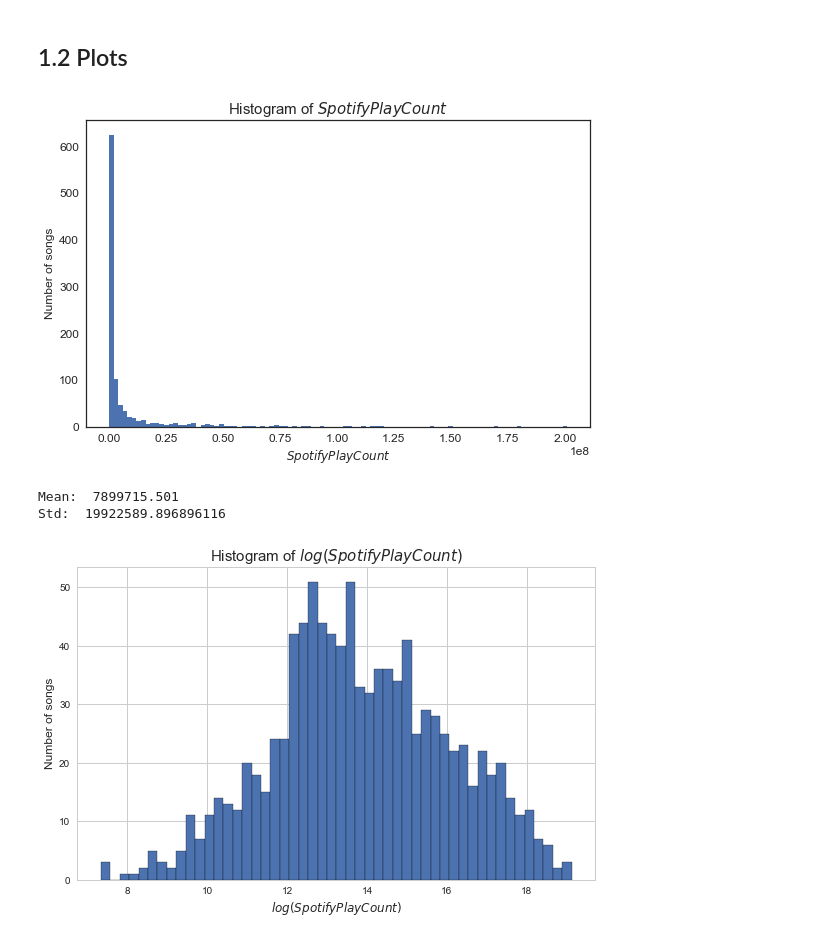
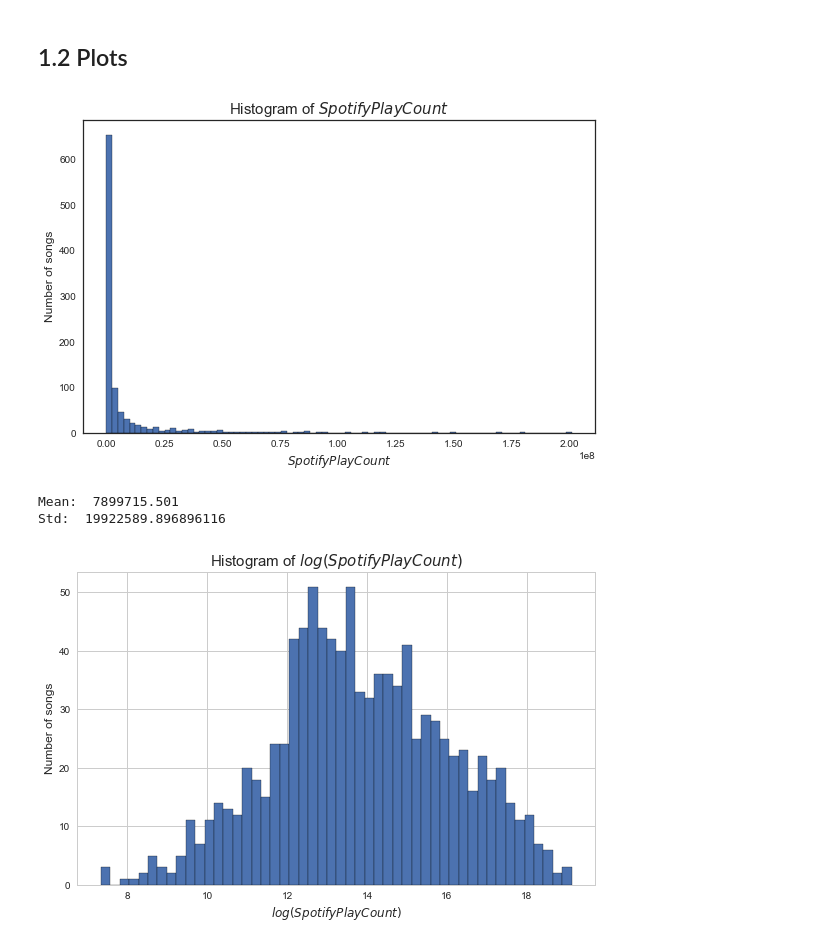
Before and after one commit to caitaozhan/CSE519-Homework-Project, a Jupyter notebook: TheProject/src/music-Haena.ipynb, the cells around one changed output. Saved outputs shown, nothing was run; the diff lists cells and outputs as text; code cells hidden in the pictures.

```diff
--- a/TheProject/src/music-Haena.ipynb
+++ b/TheProject/src/music-Haena.ipynb
@@ -92,22 +94,25 @@ ax.set_title('Pearson Correlation Coefficients', fontsize=15)
 # %%
 # Plot . Histogram of SpotifyPlayCounts
 sns.set(style="white")
 
-num_bins = 100
+num_bins = 80
+fig = plt.figure()
 ax = plt.subplot()
-n, bins, patches = ax.hist(music_df.SpotifyPlayCount, num_bins)
+n, bins, patches = ax.hist(music_df.SpotifyPlayCount, num_bins, edgecolor='black')
 
 ax.set_xlabel('$SpotifyPlayCount$', fontsize=12)
 ax.set_ylabel('Number of songs', fontsize=12)
 ax.set_title('Histogram of $SpotifyPlayCount$', fontsize=15)
 
 plt.tight_layout()
 plt.show()
 
 print('Mean: ', music_df.SpotifyPlayCount.mean())
 print('Std: ', music_df.SpotifyPlayCount.std())
+
+fig.savefig('../figure/hist_spotifyplaycount.png')
 # %% [output]
-[figure, old version]
+[figure, new version]
 Mean:  7899715.501
 Std:  19922589.896896116
 # %%
```
Also changed, not shown: parts of 9 cells of this notebook.
